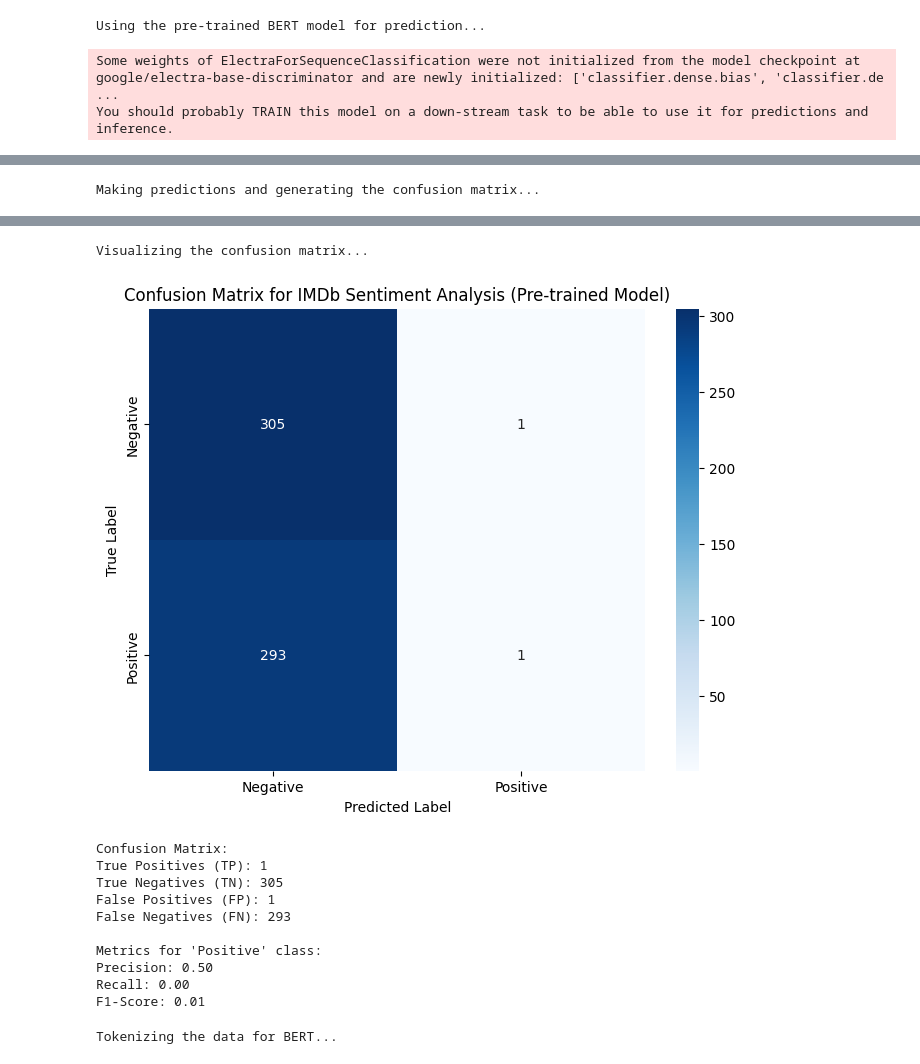
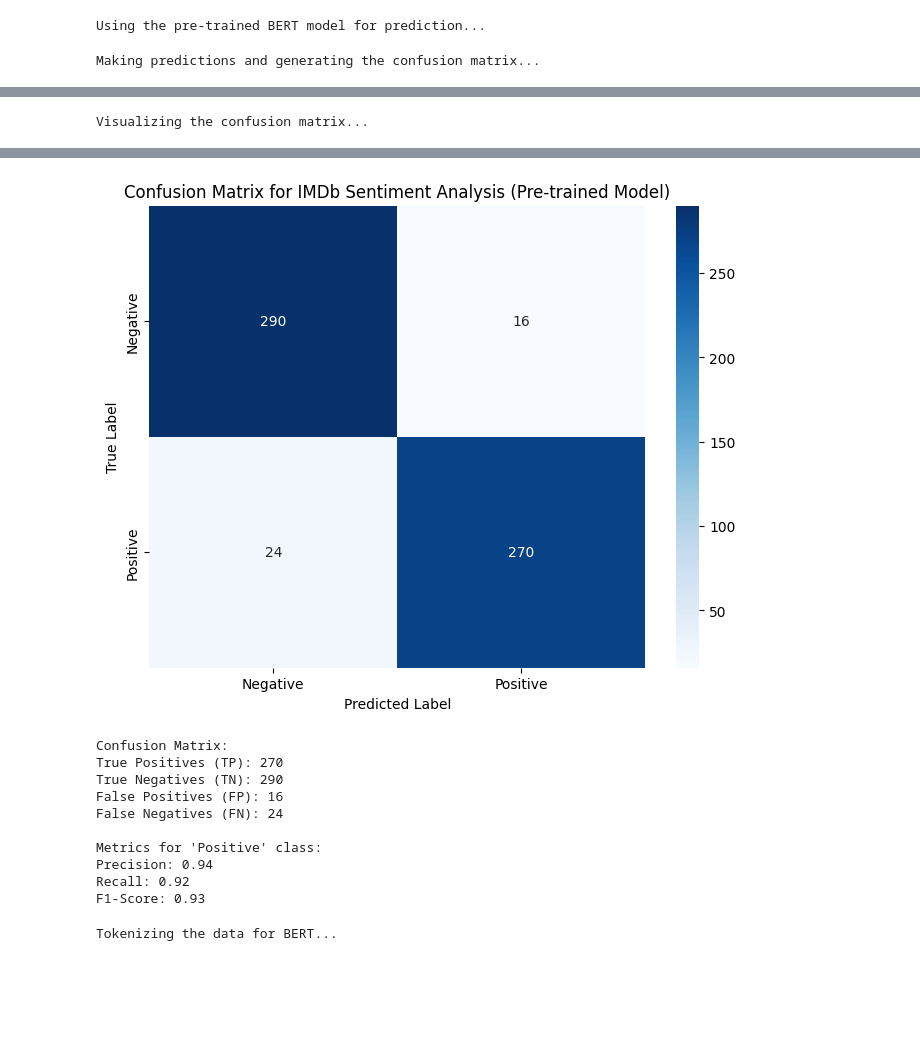
Before and after one commit to fawaaazi/test, a Jupyter notebook: Electra_pretrained_model.ipynb, the cells around one changed output, grey strips where cells are left out. Saved outputs shown, nothing was run; the diff lists cells and outputs as text; code cells hidden in the pictures; blank space fills up the shorter version.

```diff
--- a/Electra_pretrained_model.ipynb
+++ b/Electra_pretrained_model.ipynb
@@ -33,7 +33,8 @@ test_subset = dataset["test"].shuffle(seed=42).select(range(600))
 
 # --- 2. Tokenize the Data ---6
 print("Tokenizing the data for BERT...")
-model_name = "google/electra-base-discriminator"
+# Correct, valid model name
+model_name = "textattack/distilbert-base-uncased-imdb"
 
 # Load the pre-trained BERT tokenizer.
 tokenizer = AutoTokenizer.from_pretrained(model_name)
@@ -147,5 +148,4 @@ Requirement already satisfied: six>=1.5 in /usr/local/lib/python3.11/dist-packag
 Loading and preparing the IMDb dataset...
 Tokenizing the data for BERT...
 Using the pre-trained BERT model for prediction...
-Some weights of ElectraForSequenceClassification were not initialized from the model checkpoint at google/electra-base-discriminator and are newly initialized: ['classifier.dense.bias', 'classifier.de ...
-You should probably TRAIN this model on a down-stream task to be able to use it for predictions and inference.
+Making predictions and generating the confusion matrix...
@@ -152 +153 @@ You should probably TRAIN this model on a down-stream task to be able to use it
-Making predictions and generating the confusion matrix...
+Visualizing the confusion matrix...
@@ -154,15 +154,14 @@ Making predictions and generating the confusion matrix...
+[figure, new version]
-Visualizing the confusion matrix...
+Confusion Matrix:
+True Positives (TP): 270
+True Negatives (TN): 290
+False Positives (FP): 16
+False Negatives (FN): 24
+
+Metrics for 'Positive' class:
+Precision: 0.94
+Recall: 0.92
+F1-Score: 0.93
-[figure, old version]
-Confusion Matrix:
-True Positives (TP): 1
-True Negatives (TN): 305
-False Positives (FP): 1
-False Negatives (FN): 293
-
-Metrics for 'Positive' class:
-Precision: 0.50
-Recall: 0.00
-F1-Score: 0.01
 # %%
 test_subset = dataset["test"].shuffle(seed=42).select(range(6000))
 
```
Also changed, not shown: parts of 1 cell of this notebook.
